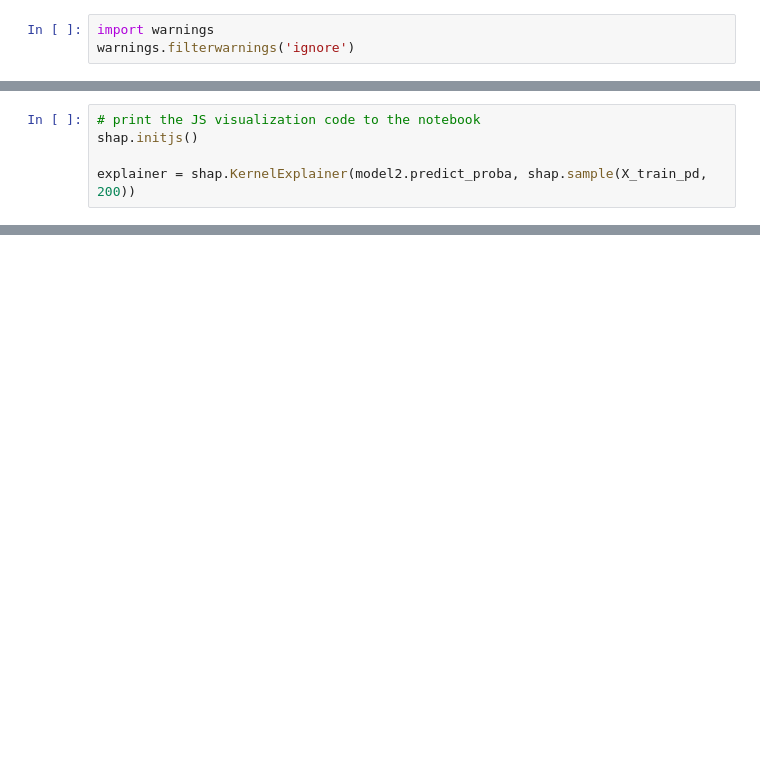
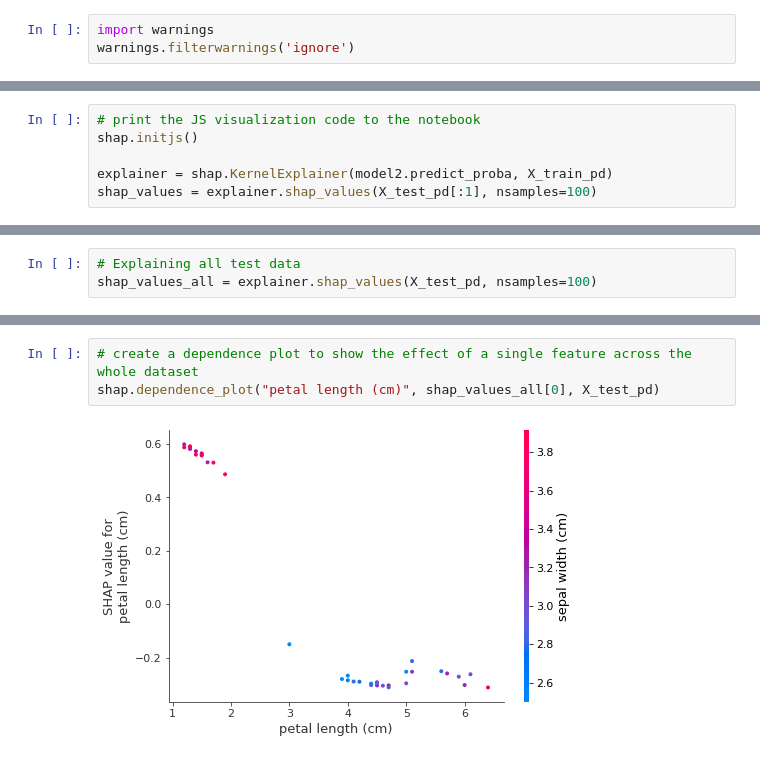
Before and after one commit to jeyabbalas/interpreting-neural-nets, a Jupyter notebook: notebooks/shap/SHAP Classification 2.ipynb, the cells around one changed output, grey strips where cells are left out. Cells and saved outputs as stored; diff of their text form; blank space fills up the shorter version.

```diff
--- a/notebooks/shap/SHAP Classification 2.ipynb
+++ b/notebooks/shap/SHAP Classification 2.ipynb
@@ -80,6 +89,7 @@ X_train_pd.to_csv("iris_train.csv", index=False)
 # print the JS visualization code to the notebook
 shap.initjs()
 
-explainer = shap.KernelExplainer(model2.predict_proba, shap.sample(X_train_pd, 200))
+explainer = shap.KernelExplainer(model2.predict_proba, X_train_pd)
+shap_values = explainer.shap_values(X_test_pd[:1], nsamples=100)
 # %% [output]
 [interactive output not drawn]
@@ -111,0 +107,3 @@ shap.force_plot(explainer.expected_value[0], # base value, can be hard-coded
+# %%
+# Explaining all test data
+shap_values_all = explainer.shap_values(X_test_pd, nsamples=100)
@@ -111,0 +117,5 @@ shap.force_plot(explainer.expected_value[0], # base value, can be hard-coded
+# %%
+# create a dependence plot to show the effect of a single feature across the whole dataset
+shap.dependence_plot("petal length (cm)", shap_values_all[0], X_test_pd)
+# %% [output]
+[figure, added]
```
Also changed, not shown: parts of 14 cells of this notebook, 15 other files.
